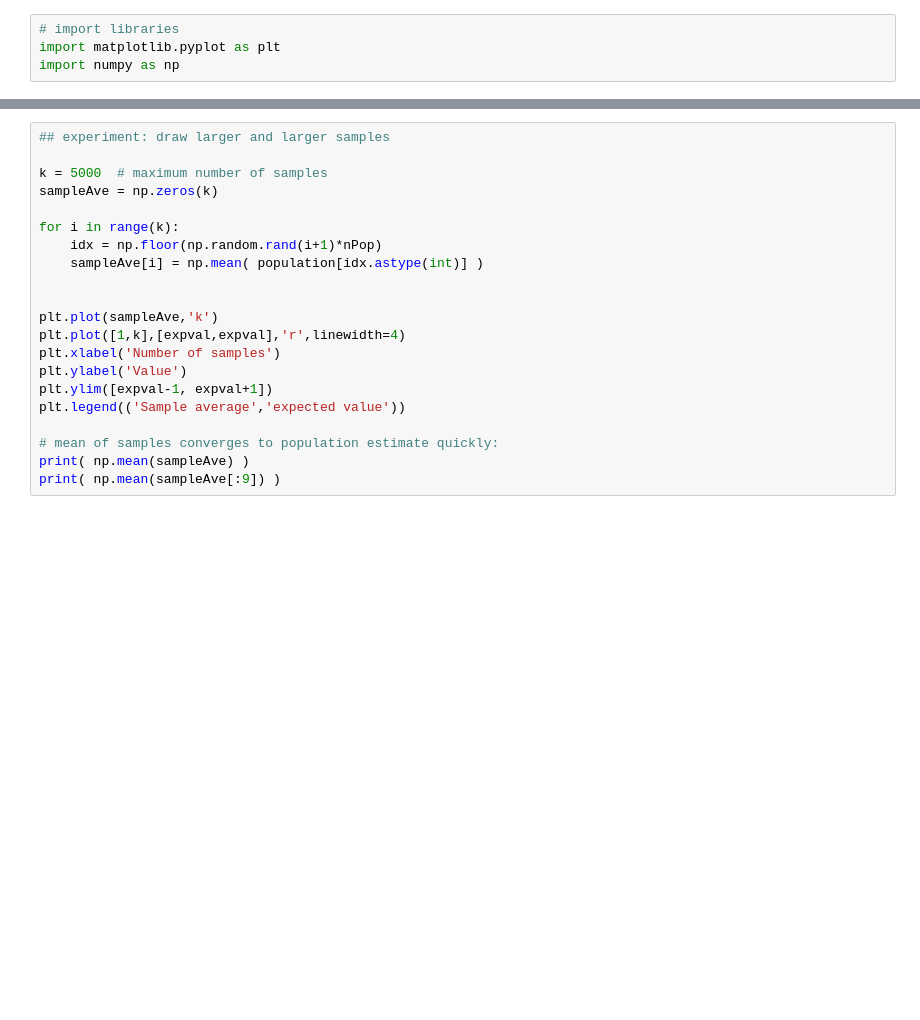
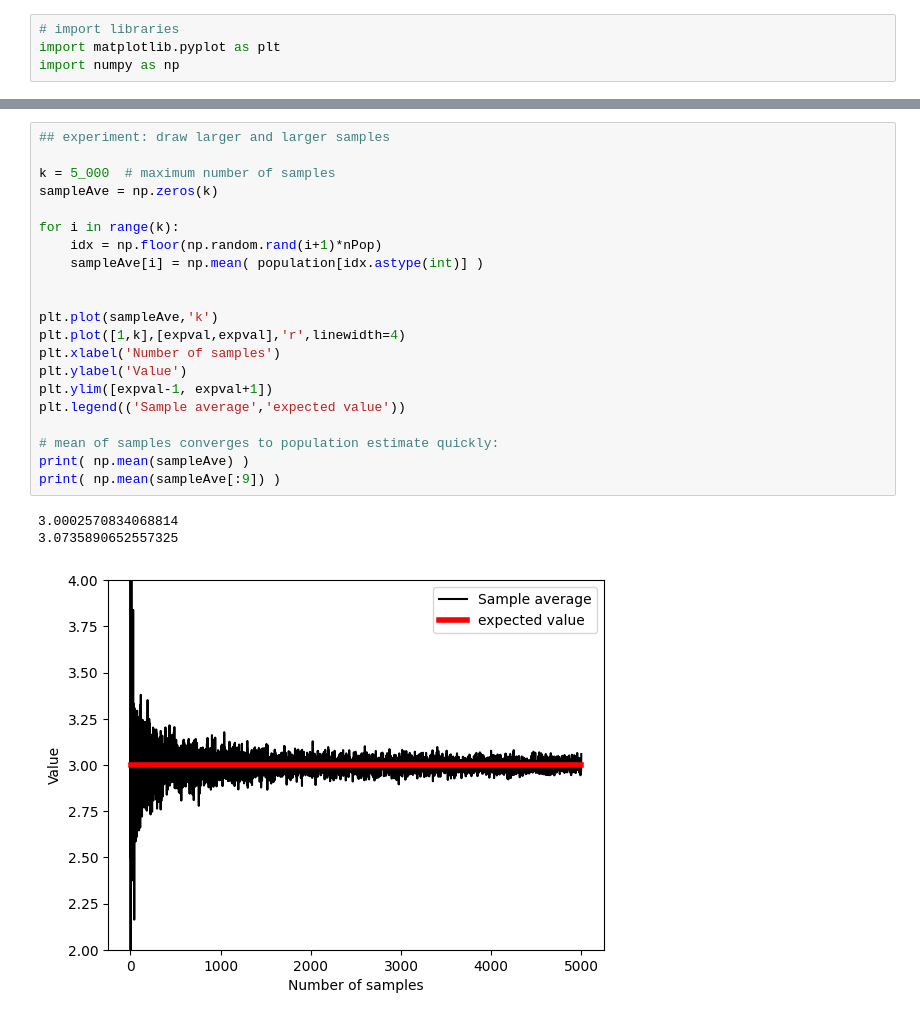
Before and after one commit to SiracencoSerghei/Statistics_and_ML, a Jupyter notebook: 2.4_probability_theory/stats_probtheory_LawLargeNumbers.ipynb, the cells around one changed output, grey strips where cells are left out. Cells and saved outputs as stored; diff of their text form; blank space fills up the shorter version.

```diff
--- a/2.4_probability_theory/stats_probtheory_LawLargeNumbers.ipynb
+++ b/2.4_probability_theory/stats_probtheory_LawLargeNumbers.ipynb
@@ -34,24 +77,28 @@ sample = np.random.choice(population,8)
 # %%
 ## experiment: draw larger and larger samples
 
-k = 5000  # maximum number of samples
+k = 5_000  # maximum number of samples
 sampleAve = np.zeros(k)
 
 for i in range(k):
     idx = np.floor(np.random.rand(i+1)*nPop)
     sampleAve[i] = np.mean( population[idx.astype(int)] )
 
 
 plt.plot(sampleAve,'k')
 plt.plot([1,k],[expval,expval],'r',linewidth=4)
 plt.xlabel('Number of samples')
 plt.ylabel('Value')
 plt.ylim([expval-1, expval+1])
 plt.legend(('Sample average','expected value'))
 
 # mean of samples converges to population estimate quickly:
 print( np.mean(sampleAve) )
 print( np.mean(sampleAve[:9]) )
+# %% [output]
+3.0002570834068814
+3.0735890652557325
+[figure, added]
 # %%
 ## Another example from a previous lecture (sampleVariability) (slightly adapted)
 
```
Also changed, not shown: parts of 7 cells of this notebook.
